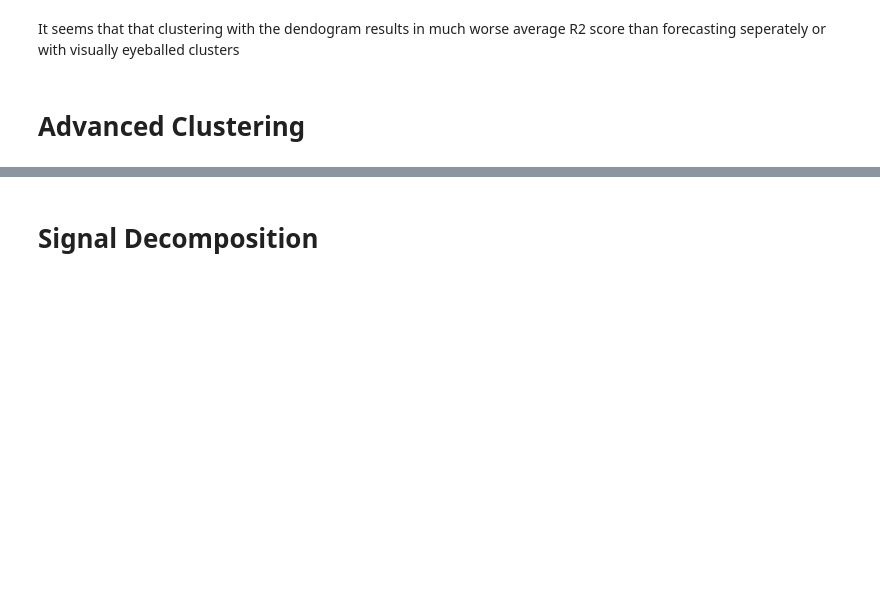
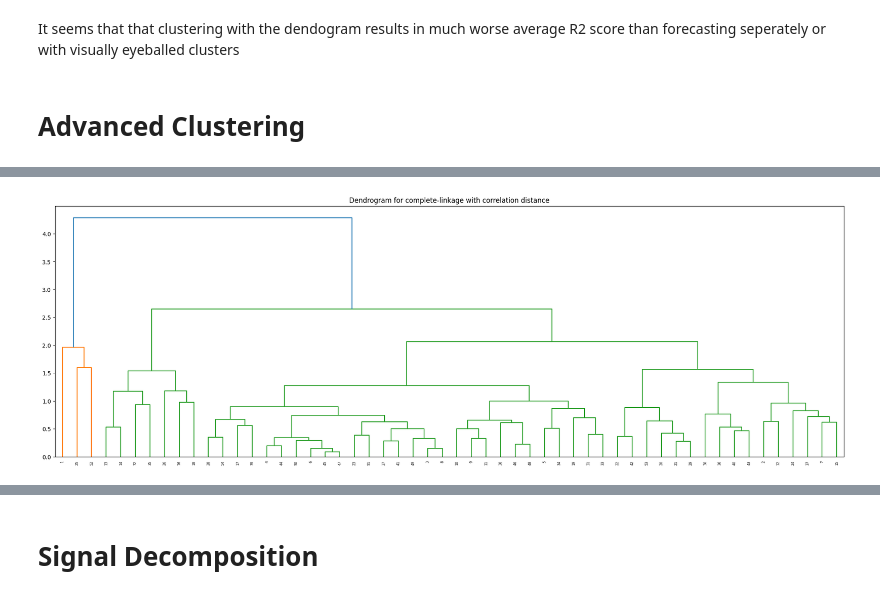
Before and after one commit to Nasibul/e-commerce, a Jupyter notebook: Advanced ARIMA/Advanced ARIMA.ipynb, the cells around one changed output, grey strips where cells are left out. Cells and saved outputs as stored; diff of their text form; code cells hidden in the pictures; blank space fills up the shorter version.

```diff
--- a/Advanced ARIMA/Advanced ARIMA.ipynb
+++ b/Advanced ARIMA/Advanced ARIMA.ipynb
@@ -899,0 +934,4 @@ stores = pd.pivot_table(train, values='sales', index="date", columns=['store_nbr
+# %%
+hierarchical_clustering(stores_matrix)
+# %% [output]
+[figure, added]
```
Also changed, not shown: parts of 23 cells of this notebook.
